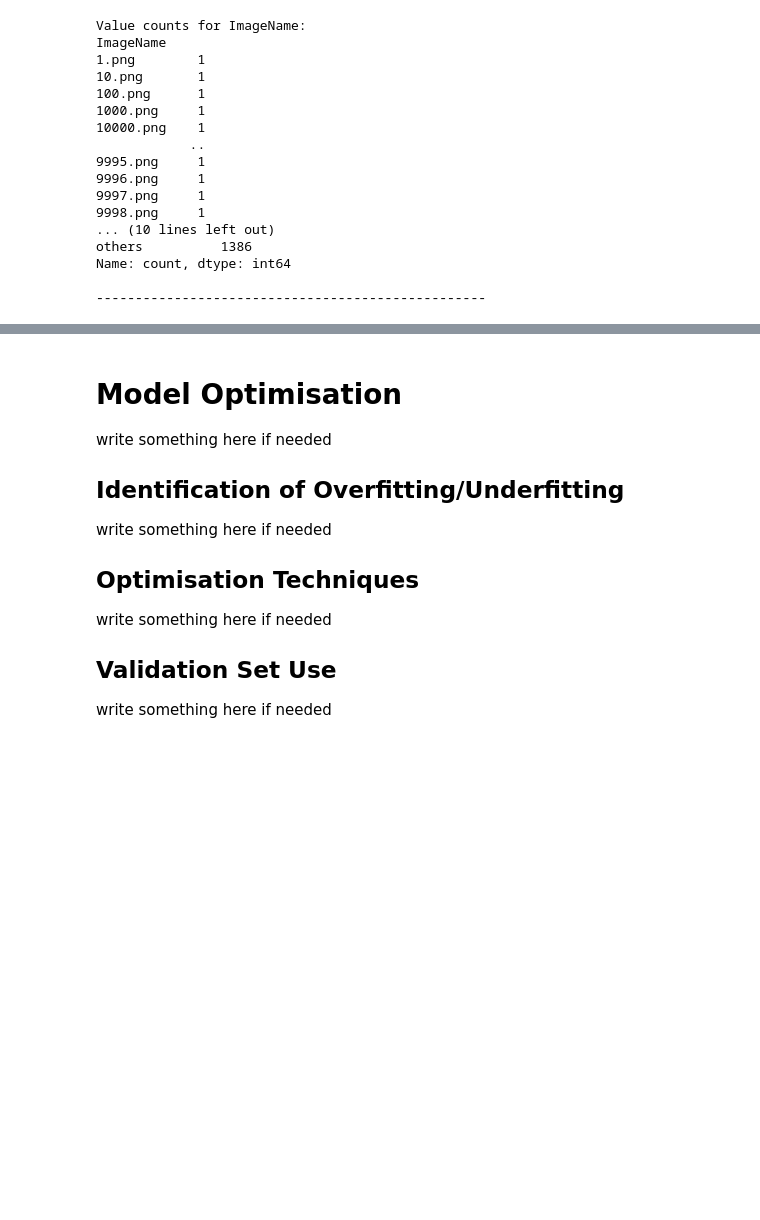
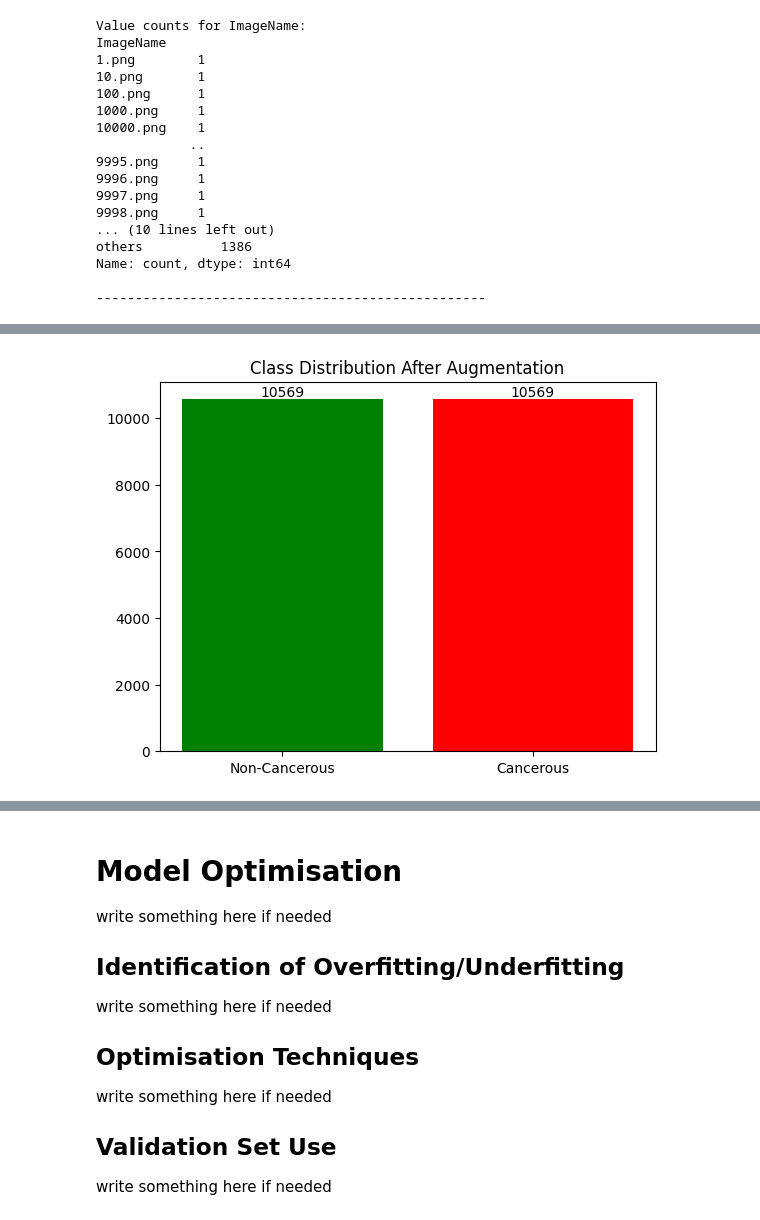
Before and after one commit to spjk1910/MachineLearning_GroupProject, a Jupyter notebook: s4027648_s3975793.ipynb, the cells around one changed output, grey strips where cells are left out. Saved outputs shown, nothing was run; the diff lists cells and outputs as text; code cells hidden in the pictures; blank space fills up the shorter version.

```diff
--- a/s4027648_s3975793.ipynb
+++ b/s4027648_s3975793.ipynb
@@ -141,0 +400,92 @@ write something here if needed
+# %%
+from tensorflow.keras.preprocessing.image import ImageDataGenerator
+
+# Define the augmentation
+augmentor = ImageDataGenerator(
+    rotation_range=20,
+    width_shift_range=0.1,
+    height_shift_range=0.1,
+    zoom_range=0.2,
+    horizontal_flip=True,
+    fill_mode='nearest'
+)
+
+# Extract cancerous samples from trainData
+cancerous_data = trainData[trainData['isCancerous'] == 1]
+non_cancerous_count = trainData[trainData['isCancerous'] == 0].shape[0]
+cancerous_count = cancerous_data.shape[0]
+
+# Number of images to generate
+n_to_generate = non_cancerous_count - cancerous_count
+
+# Collect images as a numpy array
+cancerous_images = np.array([cv2.imread(image_path) for image_path in cancerous_data['ImagePath']])
+
+# Ensure InstanceID and ImageName columns are strings
+trainData['InstanceID'] = trainData['InstanceID'].astype(str)
+trainData['ImageName'] = trainData['ImageName'].astype(str)
+
+# Get the current largest InstanceID from the dataset
+existing_instance_ids = trainData['InstanceID'].str.extract(r'(\d+)').astype(int)
+max_instance_id = existing_instance_ids.max()[0] if not existing_instance_ids.empty else 0
+
+# Get the current largest ImageName number from the dataset
+existing_image_names = trainData['ImageName'].str.extract(r'(\d+)').astype(int)
+max_image_name = existing_image_names.max()[0] if not existing_image_names.empty else 0
+
+# Use flow to generate augmented images
+augmented_images = []
+augmented_labels = []
+augmented_instance_ids = []
+augmented_patient_ids = []
+augmented_image_names = []
+augmented_image_paths = []
+
+# Track the current max values for augmentation
+current_max_instance_id = max_instance_id
+current_max_image_name = max_image_name
+
+for batch in augmentor.flow(cancerous_images, batch_size=32, shuffle=False):
+    for i, img in enumerate(batch):
+        augmented_images.append(img)
+        augmented_labels.append(1)  # All augmented images are cancerous
+
+        # Increment InstanceID and ImageName dynamically
+        current_max_instance_id += 1
+        current_max_image_name += 1
+
+        augmented_instance_ids.append(f"aug_{current_max_instance_id}")
+        augmented_patient_ids.append(cancerous_data.iloc[i % cancerous_data.shape[0]]['patientID'])  # Copy patientID from original data
+        augmented_image_names.append(f"aug_{current_max_image_name}.png")  # Increment image names
+        augmented_image_paths.append("generated_in_memory")  # Placeholder for image path
+
+        if len(augmented_images) >= n_to_generate:
+            break
+    if len(augmented_images) >= n_to_generate:
+        break
+
+# Create temp DataFrame for augmented images
+augmented_df = pd.DataFrame({
+    'InstanceID': augmented_instance_ids,
+    'patientID': augmented_patient_ids,
+    'ImageName': augmented_image_names,
+    'isCancerous': augmented_labels,
+    'ImagePath': augmented_image_paths
+})
+
+# Combine with original trainData
+trainData = pd.concat([trainData, augmented_df], ignore_index=True)
+
+# Print how many augmentations were made
+print(f"Number of augmented images generated: {len(augmented_images)}")
+
+# Plot the class distribution after augmentation
+classCount = trainData['isCancerous'].value_counts()
+
+plt.bar(classCount.index, classCount.values, color=['green', 'red'])
+plt.xticks([0, 1], ['Non-Cancerous', 'Cancerous'])
+plt.title('Class Distribution After Augmentation')
+for i, v in enumerate(classCount.values):
+    plt.text(i, v + 100, str(v), ha='center')
+plt.show()
+# %% [output]
@@ -141,0 +493 @@ write something here if needed
+[figure, added]
```
Also changed, not shown: parts of 35 cells of this notebook.
